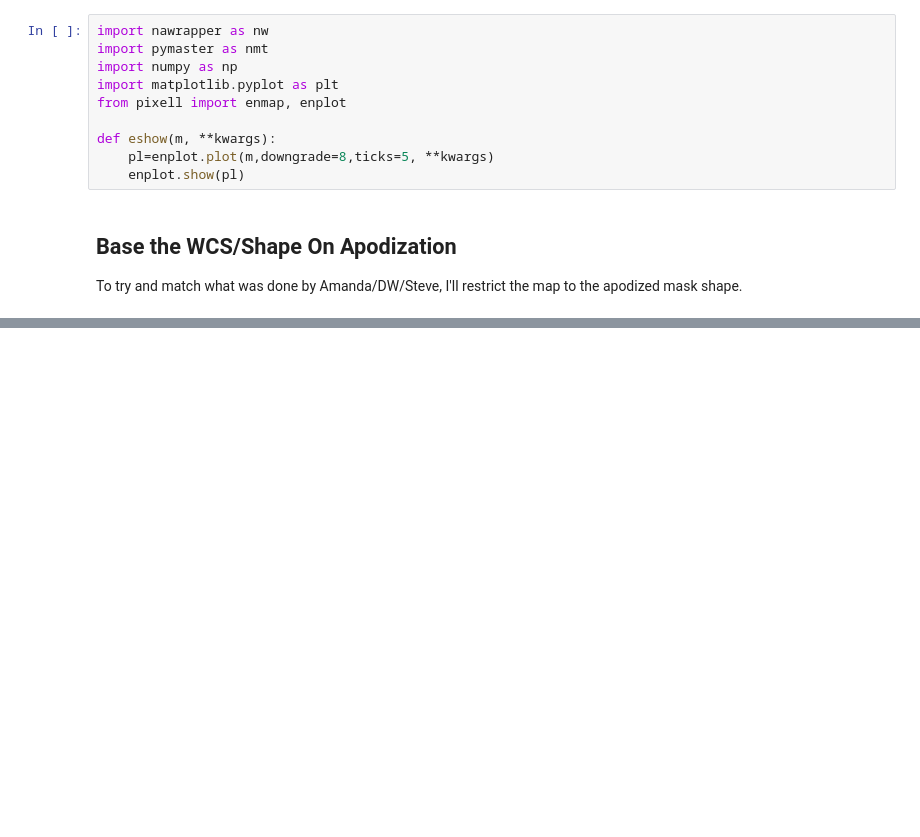
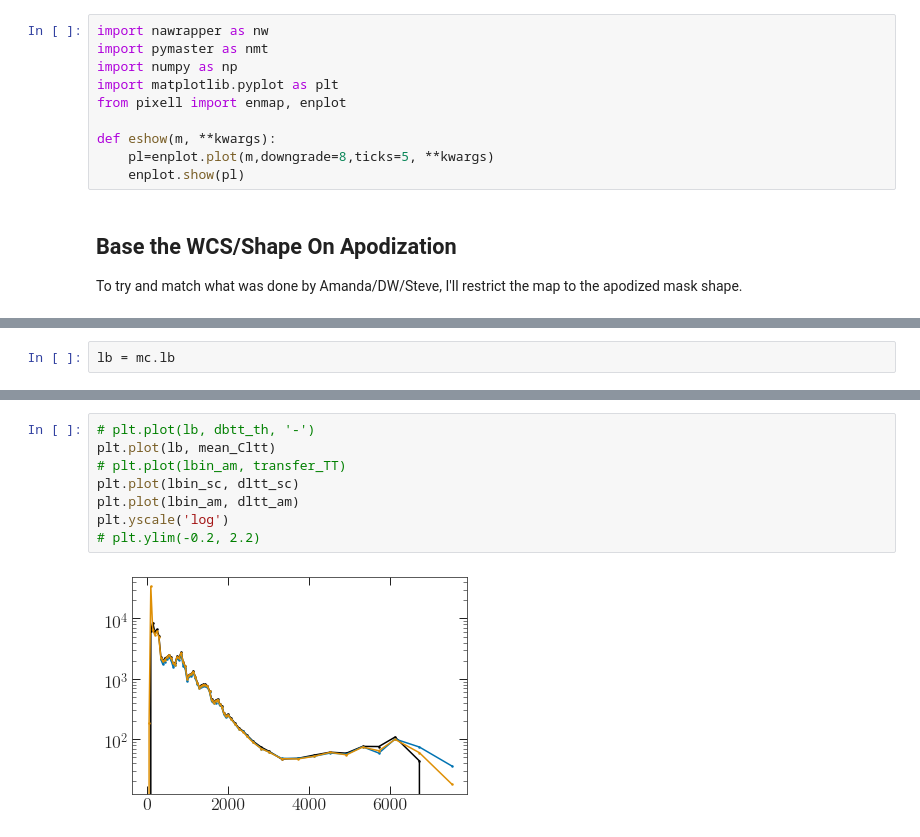
Before and after one commit to xzackli/spectra_comparison_on_sims, a Jupyter notebook: SpectraTest.ipynb, the cells around one changed output, grey strips where cells are left out. Saved outputs shown, nothing was run; the diff lists cells and outputs as text; blank space fills up the shorter version.

```diff
--- a/SpectraTest.ipynb
+++ b/SpectraTest.ipynb
@@ -43,0 +129,2 @@ namap_list = [nw.namap_car(
+# %%
+lb = mc.lb
@@ -43,0 +158,10 @@ namap_list = [nw.namap_car(
+# %%
+# plt.plot(lb, dbtt_th, '-')
+plt.plot(lb, mean_Cltt)
+# plt.plot(lbin_am, transfer_TT)
+plt.plot(lbin_sc, dltt_sc)
+plt.plot(lbin_am, dltt_am)
+plt.yscale('log')
+# plt.ylim(-0.2, 2.2)
+# %% [output]
+[figure, added]
```
Also changed, not shown: parts of 13 cells of this notebook, 2 other files.
